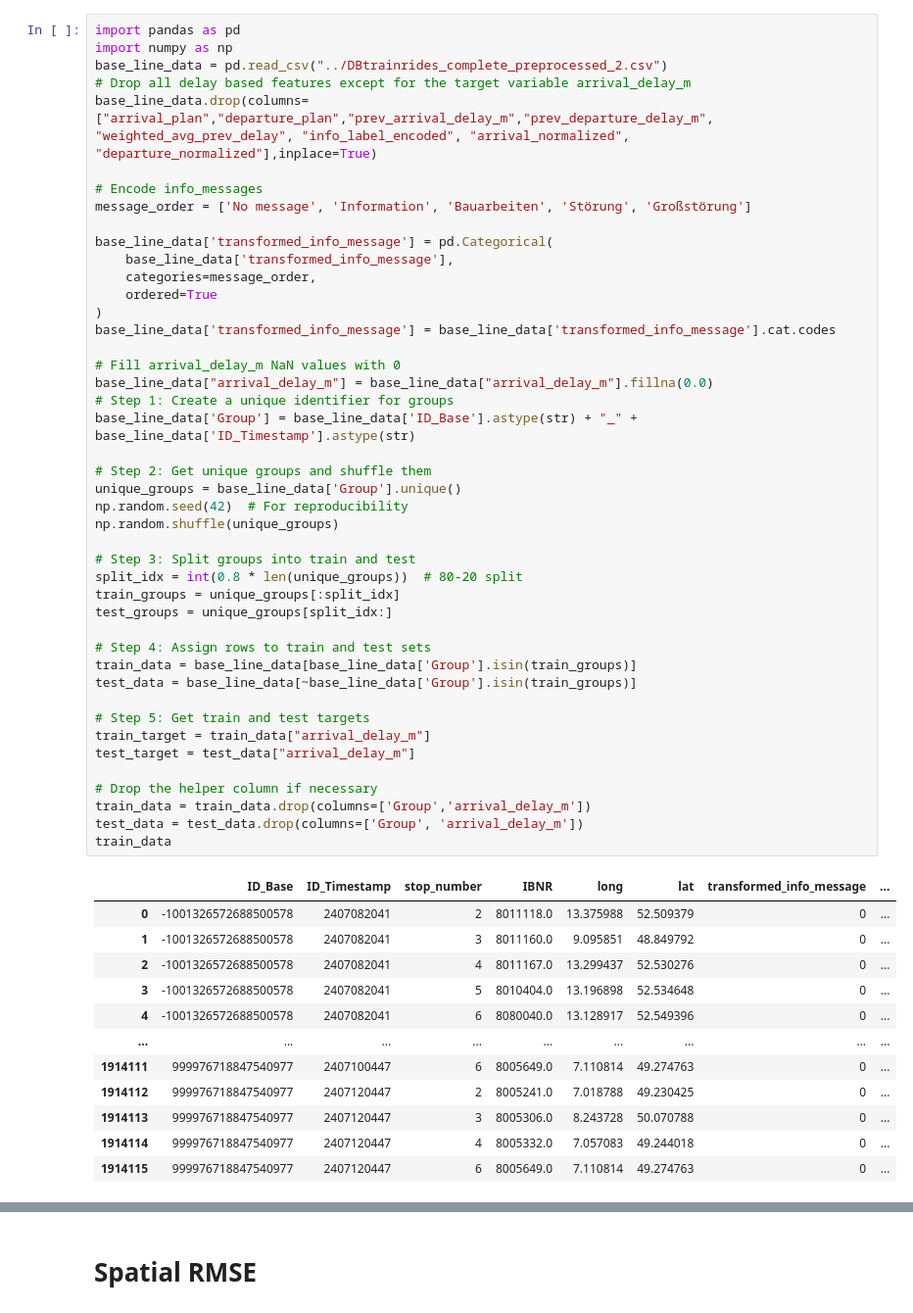
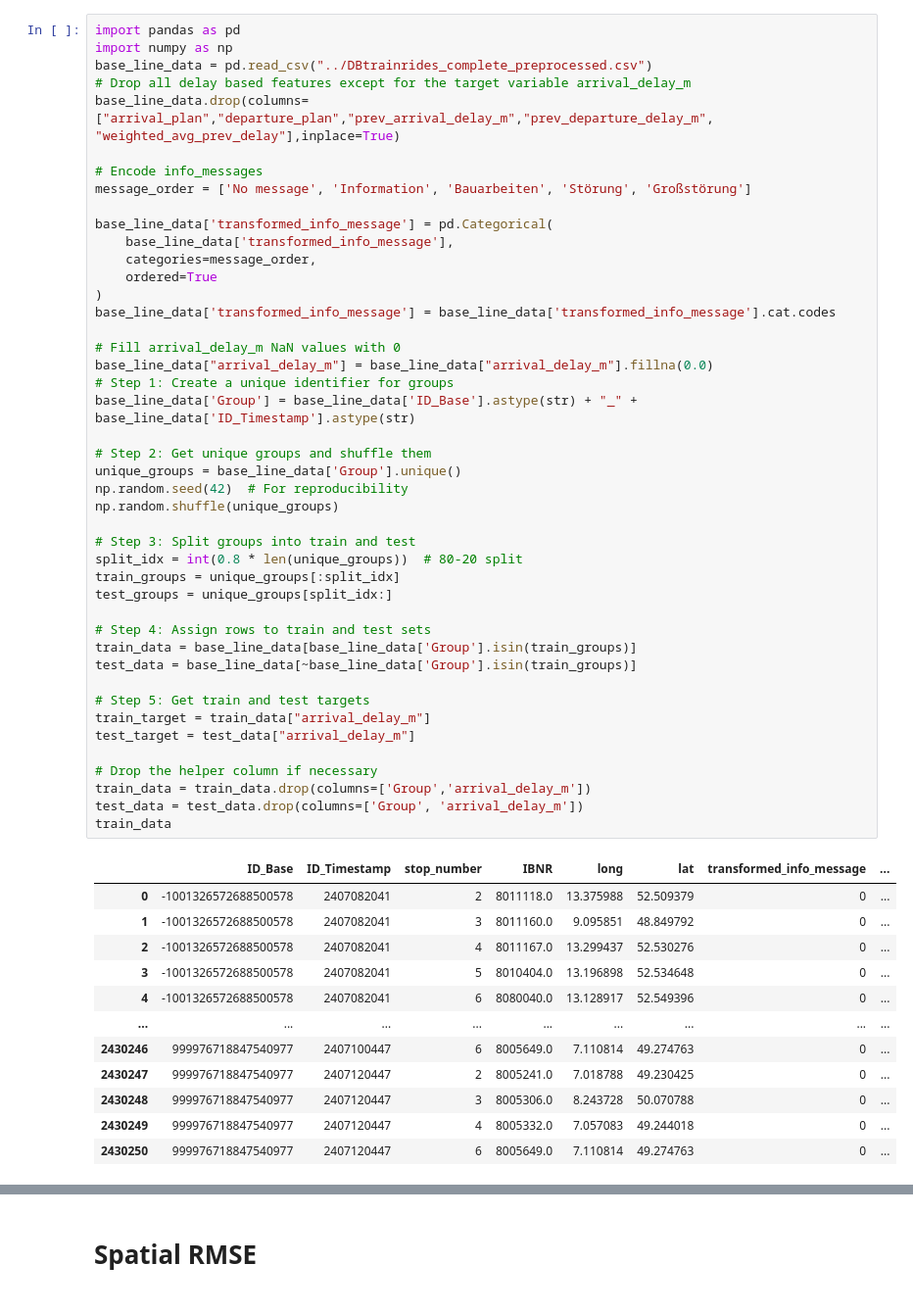
Before and after one commit to Tu2-prog/DM-Project, a Jupyter notebook: training/base-line-regression-tree-final.ipynb, the cells around one changed output, grey strips where cells are left out. Shown at 98% size. Saved outputs shown, nothing was run; the diff lists cells and outputs as text.

```diff
--- a/training/base-line-regression-tree-final.ipynb
+++ b/training/base-line-regression-tree-final.ipynb
@@ -1,9 +5,9 @@
 # %%
 import pandas as pd
 import numpy as np
-base_line_data = pd.read_csv("../DBtrainrides_complete_preprocessed_2.csv")
+base_line_data = pd.read_csv("../DBtrainrides_complete_preprocessed.csv")
 # Drop all delay based features except for the target variable arrival_delay_m
-base_line_data.drop(columns=["arrival_plan","departure_plan","prev_arrival_delay_m","prev_departure_delay_m", "weighted_avg_prev_delay", "info_label_encoded", "arrival_normalized", "departure_normalized"],inplace=True)
+base_line_data.drop(columns=["arrival_plan","departure_plan","prev_arrival_delay_m","prev_departure_delay_m", "weighted_avg_prev_delay"],inplace=True)
 
 # Encode info_messages
 message_order = ['No message', 'Information', 'Bauarbeiten', 'Störung', 'Großstörung']
@@ -23,35 +27,35 @@ base_line_data['Group'] = base_line_data['ID_Base'].astype(str) + "_" + base_lin
 # Step 2: Get unique groups and shuffle them
 unique_groups = base_line_data['Group'].unique()
 np.random.seed(42)  # For reproducibility
 np.random.shuffle(unique_groups)
 
 # Step 3: Split groups into train and test
 split_idx = int(0.8 * len(unique_groups))  # 80-20 split
 train_groups = unique_groups[:split_idx]
 test_groups = unique_groups[split_idx:]
 
 # Step 4: Assign rows to train and test sets
 train_data = base_line_data[base_line_data['Group'].isin(train_groups)]
 test_data = base_line_data[~base_line_data['Group'].isin(train_groups)]
 
 # Step 5: Get train and test targets
 train_target = train_data["arrival_delay_m"]
 test_target = test_data["arrival_delay_m"]
 
 # Drop the helper column if necessary
 train_data = train_data.drop(columns=['Group','arrival_delay_m'])
 test_data = test_data.drop(columns=['Group', 'arrival_delay_m'])
 train_data
 # %% [output]
 |  | ID_Base | ID_Timestamp | stop_number | IBNR | long | lat | transformed_info_message | ... |
 | 0 | -1001326572688500578 | 2407082041 | 2 | 8011118.0 | 13.375988 | 52.509379 | 0 | ... |
 | 1 | -1001326572688500578 | 2407082041 | 3 | 8011160.0 | 9.095851 | 48.849792 | 0 | ... |
 | 2 | -1001326572688500578 | 2407082041 | 4 | 8011167.0 | 13.299437 | 52.530276 | 0 | ... |
 | 3 | -1001326572688500578 | 2407082041 | 5 | 8010404.0 | 13.196898 | 52.534648 | 0 | ... |
 | 4 | -1001326572688500578 | 2407082041 | 6 | 8080040.0 | 13.128917 | 52.549396 | 0 | ... |
 | ... | ... | ... | ... | ... | ... | ... | ... | ... |
-| 1914111 | 999976718847540977 | 2407100447 | 6 | 8005649.0 | 7.110814 | 49.274763 | 0 | ... |
-| 1914112 | 999976718847540977 | 2407120447 | 2 | 8005241.0 | 7.018788 | 49.230425 | 0 | ... |
-| 1914113 | 999976718847540977 | 2407120447 | 3 | 8005306.0 | 8.243728 | 50.070788 | 0 | ... |
-| 1914114 | 999976718847540977 | 2407120447 | 4 | 8005332.0 | 7.057083 | 49.244018 | 0 | ... |
-| 1914115 | 999976718847540977 | 2407120447 | 6 | 8005649.0 | 7.110814 | 49.274763 | 0 | ... |
+| 2430246 | 999976718847540977 | 2407100447 | 6 | 8005649.0 | 7.110814 | 49.274763 | 0 | ... |
+| 2430247 | 999976718847540977 | 2407120447 | 2 | 8005241.0 | 7.018788 | 49.230425 | 0 | ... |
+| 2430248 | 999976718847540977 | 2407120447 | 3 | 8005306.0 | 8.243728 | 50.070788 | 0 | ... |
+| 2430249 | 999976718847540977 | 2407120447 | 4 | 8005332.0 | 7.057083 | 49.244018 | 0 | ... |
+| 2430250 | 999976718847540977 | 2407120447 | 6 | 8005649.0 | 7.110814 | 49.274763 | 0 | ... |
```
Also changed, not shown: parts of 5 cells of this notebook, 10 other files.
